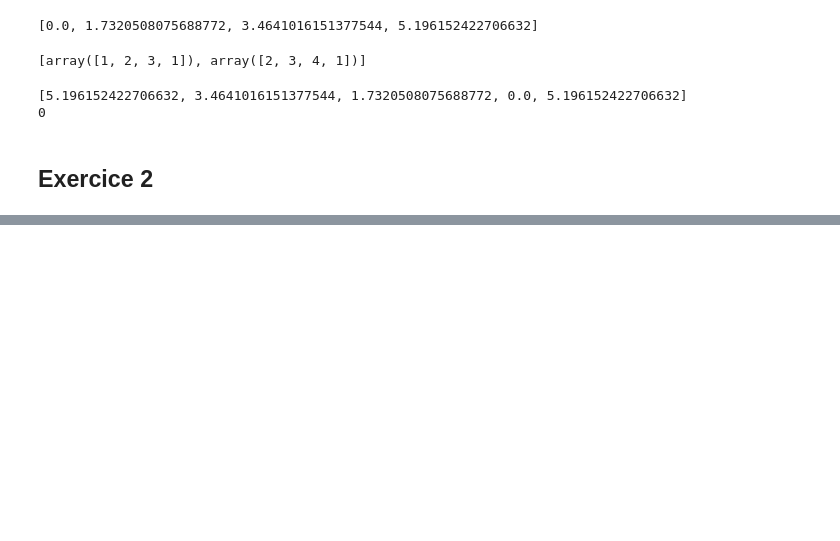
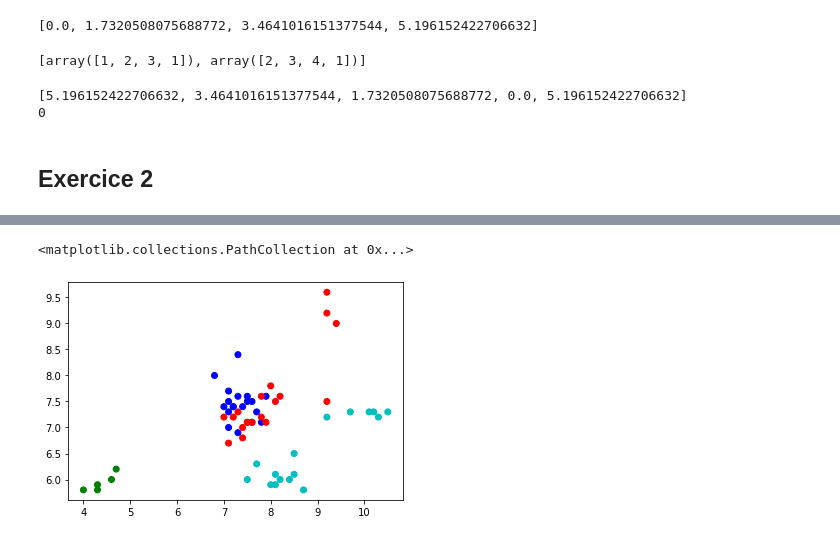
Before and after one commit to charles66820/CREMIfiles, a Jupyter notebook: acid/td/td04.ipynb, the cells around one changed output, grey strips where cells are left out. Saved outputs shown, nothing was run; the diff lists cells and outputs as text; code cells hidden in the pictures; blank space fills up the shorter version.

```diff
--- a/acid/td/td04.ipynb
+++ b/acid/td/td04.ipynb
@@ -90,0 +228,17 @@ print(classifier(u, dataset, 2))
+# %%
+def getFruitColor(name):
+  colors = ['b','g','r','c','m','y','orange','yellow','pink']
+  i = np.where(fName == name)[0]
+  if i >= len(colors):
+    return "purple"
+  return colors[int(i)]
+# %%
+%matplotlib inline
+import matplotlib.pyplot as plt
+X = df["height"]
+Y = df["width"]
+y_colors = [getFruitColor(i) for i in df["fruit_name"]]
+plt.scatter(X, Y, c=y_colors)
+# %% [output]
+<matplotlib.collections.PathCollection at 0x...>
+[figure, added]
```
Also changed, not shown: parts of 17 cells of this notebook.
